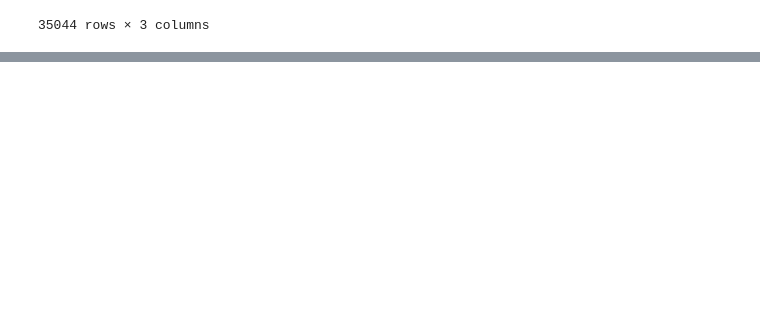
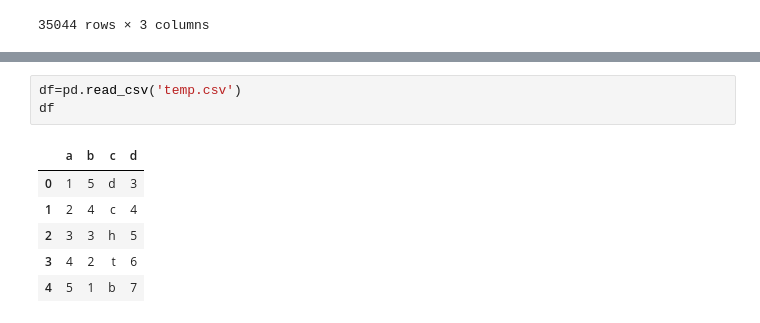
Before and after one commit to lovinduw/Consolidation, a Jupyter notebook: Scripts/temp.ipynb, the cells around one changed output, grey strips where cells are left out. Saved outputs shown, nothing was run; the diff lists cells and outputs as text; blank space fills up the shorter version.

```diff
--- a/Scripts/temp.ipynb
+++ b/Scripts/temp.ipynb
@@ -33,0 +46,10 @@ df.loc[df['Actual Total Load [MW] - Germany (DE)'] == 0]
+# %%
+df=pd.read_csv('temp.csv')
+df
+# %% [output]
+|  | a | b | c | d |
+| 0 | 1 | 5 | d | 3 |
+| 1 | 2 | 4 | c | 4 |
+| 2 | 3 | 3 | h | 5 |
+| 3 | 4 | 2 | t | 6 |
+| 4 | 5 | 1 | b | 7 |
```
Also changed, not shown: parts of 4 cells of this notebook, 3 other files.
